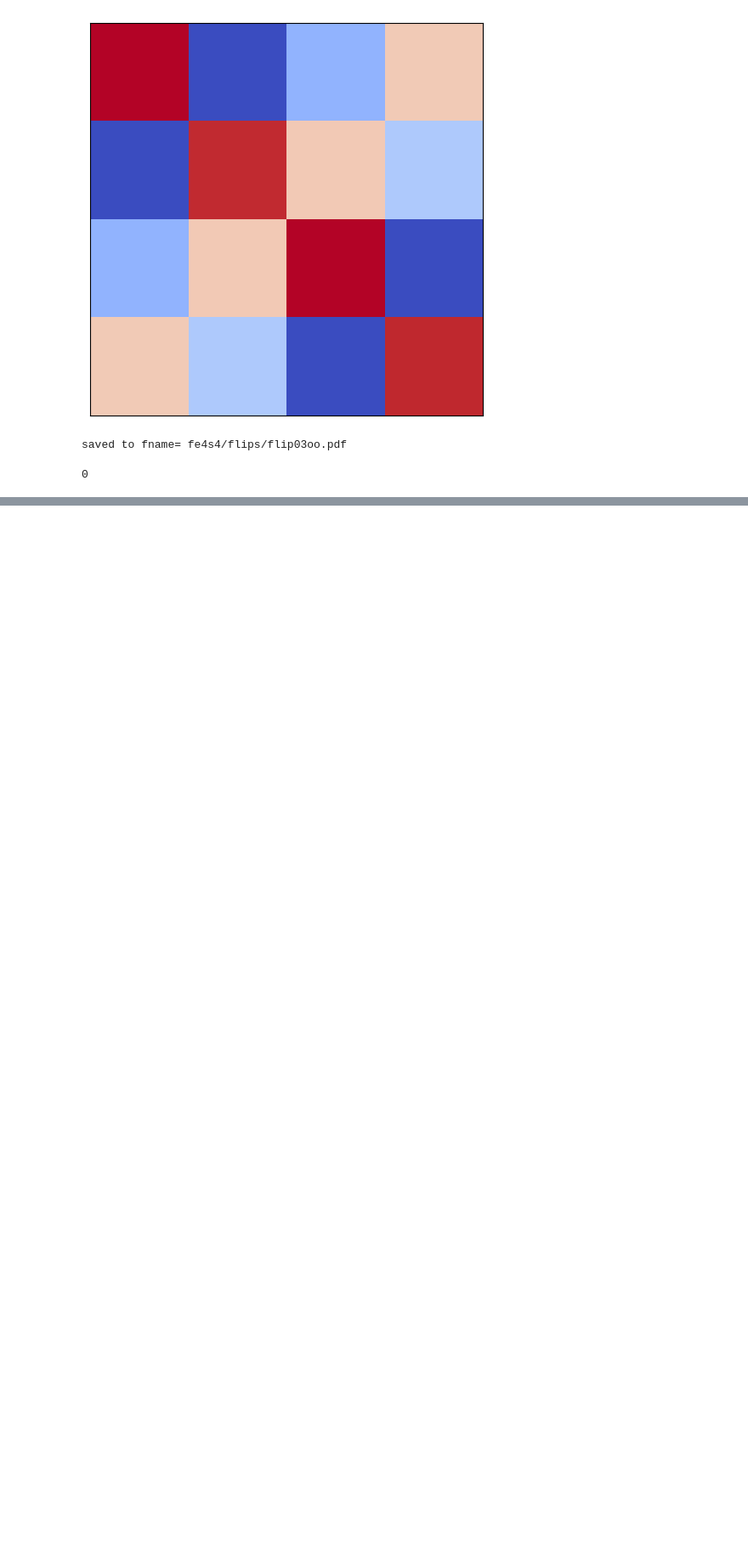
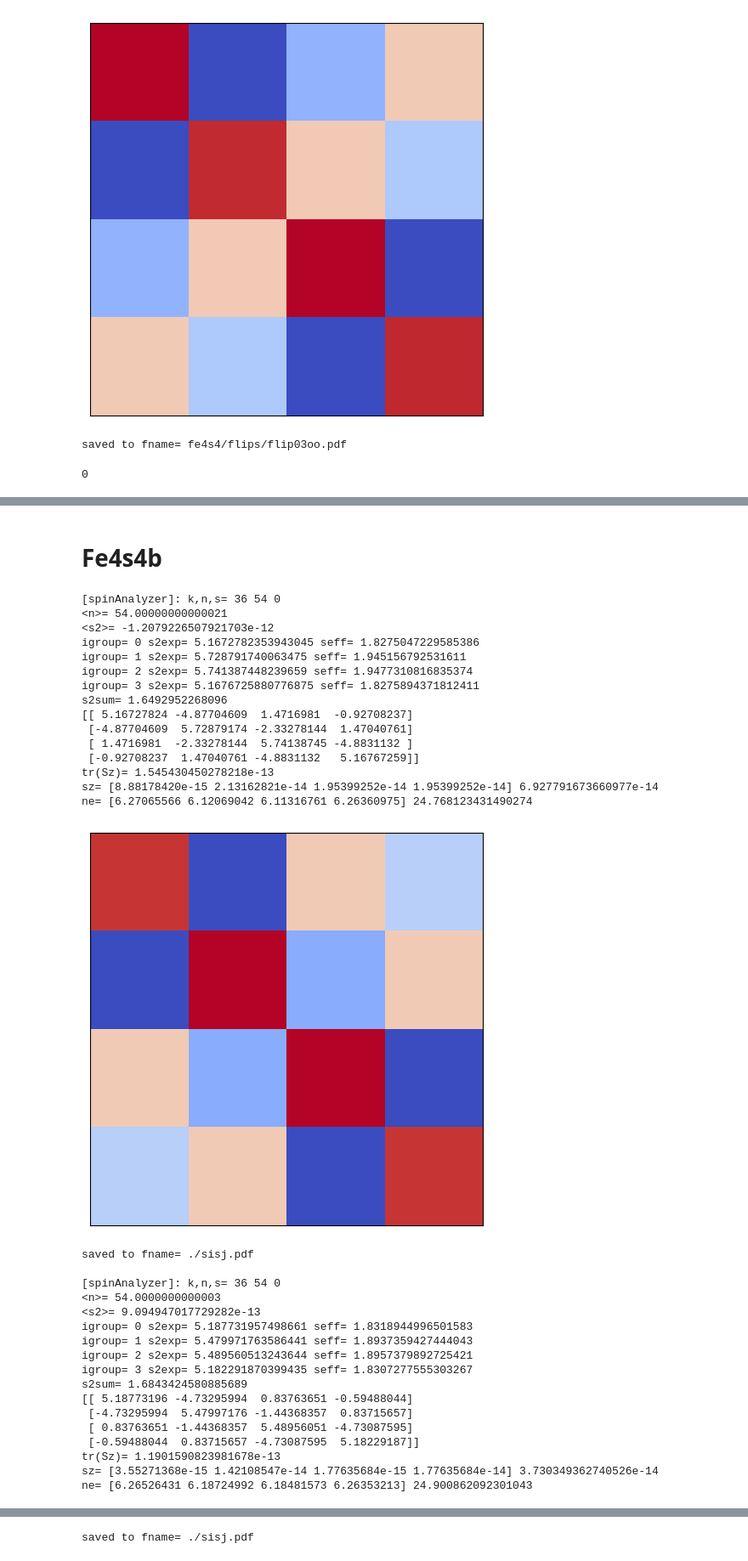
Before and after one commit to Quantum-Chemistry-Group-BNU/FOCUS, a Jupyter notebook: pyutils/spinAnalysis/fe4s4_block2pdm.ipynb, the cells around one changed output, grey strips where cells are left out. Shown at 85% size. Drawn from its saved outputs; the diff is of its cells as text; code cells hidden in the pictures; blank space fills up the shorter version.

```diff
--- a/pyutils/spinAnalysis/fe4s4_block2pdm.ipynb
+++ b/pyutils/spinAnalysis/fe4s4_block2pdm.ipynb
@@ -138,0 +229,41 @@ saved to fname= fe4s4/flips/flip03oo.pdf
+# %% [markdown]
+# Fe4s4b
+# %%
+for dcut in [500,3000,5000,7000]:
+    pdm2 = np.load('./fe4s4/flips/fe4s4b/pdm2_d'+str(dcut)+'.npy')
+    sisj = spinAnalyzer.spinAnalyzer(pdm2,groups,k,n,s)
+    spinAnalyzer.genSpinSpinPlot(sisj,'./sisj.pdf')
+# %% [output]
+[spinAnalyzer]: k,n,s= 36 54 0
+<n>= 54.00000000000021
+<s2>= -1.2079226507921703e-12
+igroup= 0 s2exp= 5.1672782353943045 seff= 1.8275047229585386
+igroup= 1 s2exp= 5.728791740063475 seff= 1.945156792531611
+igroup= 2 s2exp= 5.741387448239659 seff= 1.9477310816835374
+igroup= 3 s2exp= 5.1676725880776875 seff= 1.8275894371812411
+s2sum= 1.6492952268096
+[[ 5.16727824 -4.87704609  1.4716981  -0.92708237]
+ [-4.87704609  5.72879174 -2.33278144  1.47040761]
+ [ 1.4716981  -2.33278144  5.74138745 -4.8831132 ]
+ [-0.92708237  1.47040761 -4.8831132   5.16767259]]
+tr(Sz)= 1.545430450278218e-13
+sz= [8.88178420e-15 2.13162821e-14 1.95399252e-14 1.95399252e-14] 6.927791673660977e-14
+ne= [6.27065566 6.12069042 6.11316761 6.26360975] 24.768123431490274
+[figure, added]
+saved to fname= ./sisj.pdf
+
+[spinAnalyzer]: k,n,s= 36 54 0
+<n>= 54.0000000000003
+<s2>= 9.094947017729282e-13
+igroup= 0 s2exp= 5.187731957498661 seff= 1.8318944996501583
+igroup= 1 s2exp= 5.479971763586441 seff= 1.8937359427444043
+igroup= 2 s2exp= 5.489560513243644 seff= 1.8957379892725421
+igroup= 3 s2exp= 5.182291870399435 seff= 1.8307277555303267
+s2sum= 1.6843424580885689
+[[ 5.18773196 -4.73295994  0.83763651 -0.59488044]
+ [-4.73295994  5.47997176 -1.44368357  0.83715657]
+ [ 0.83763651 -1.44368357  5.48956051 -4.73087595]
+ [-0.59488044  0.83715657 -4.73087595  5.18229187]]
+tr(Sz)= 1.1901590823981678e-13
+sz= [3.55271368e-15 1.42108547e-14 1.77635684e-15 1.77635684e-14] 3.730349362740526e-14
+ne= [6.26526431 6.18724992 6.18481573 6.26353213] 24.900862092301043
@@ -138,0 +307 @@ saved to fname= fe4s4/flips/flip03oo.pdf
+saved to fname= ./sisj.pdf
```
Also changed, not shown: parts of 9 cells of this notebook, 7 other files.
